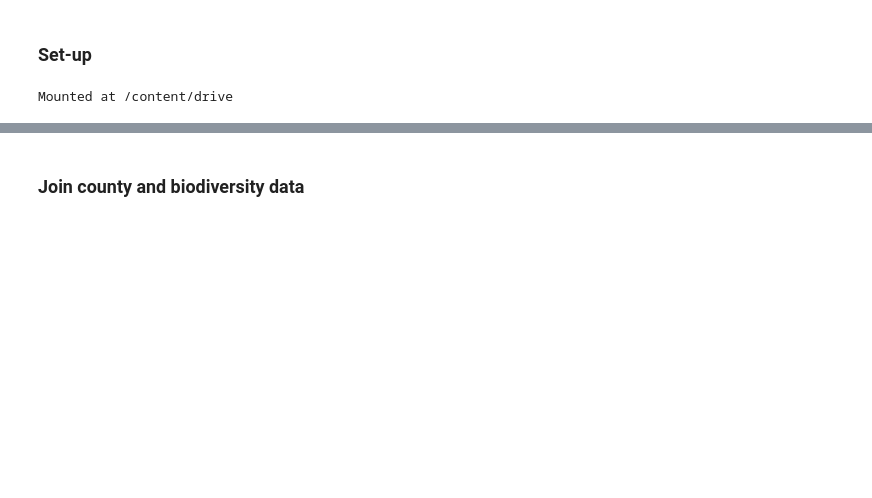
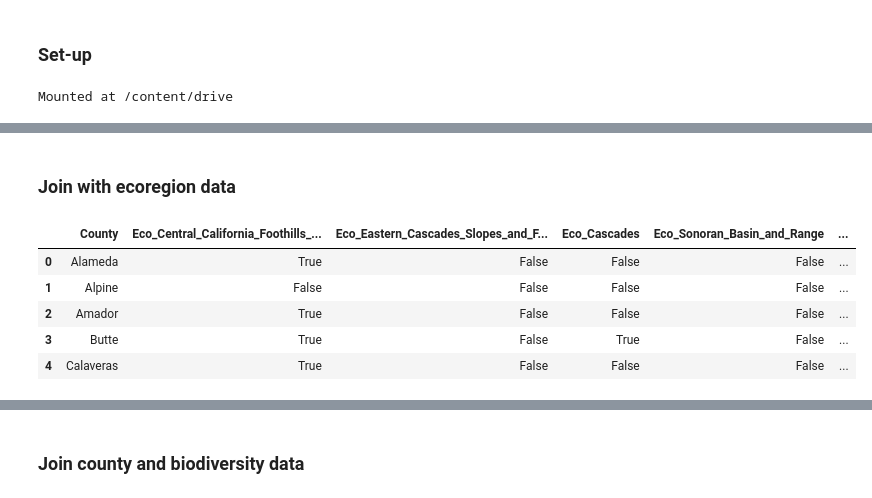
Before and after one commit to CharlesLehnen/DSCI_550_Final_Project, a Jupyter notebook: code/decision_tree.ipynb, the cells around one changed output, grey strips where cells are left out. Drawn from its saved outputs; the diff is of its cells as text; code cells hidden in the pictures; blank space fills up the shorter version.

```diff
--- a/code/decision_tree.ipynb
+++ b/code/decision_tree.ipynb
@@ -17,0 +22,10 @@ import matplotlib.pyplot as plt
+# %%
+counties_shapefile = '/content/drive/My Drive/Mantises!/data/gadm41_USA_shp/gadm41_USA_2.shp'
+counties = gpd.read_file(counties_shapefile)
+
+# Filter to include only counties in California
+california_counties = counties[counties['NAME_1'] == 'California']
+merged_table1 = pd.DataFrame(california_counties['NAME_2'].unique(), columns=['County'])
+
+
+merged_table1.head()
@@ -17,0 +39,32 @@ import matplotlib.pyplot as plt
+# %% [markdown]
+### Join with ecoregion data
+# %%
+# Load the ecoregion data
+ecoregion_data_path = '/content/drive/My Drive/Mantises!/output/ecoregions_per_county.csv'
+ecoregion_data = pd.read_csv(ecoregion_data_path)
+
+unique_ecoregions = set()
+for ecoregions_str in ecoregion_data['Unique_Ecoregions']:
+    ecoregions = ast.literal_eval(ecoregions_str)
+    unique_ecoregions.update(ecoregions)
+
+# Convert the 'Unique_Ecoregions' column in ecoregion_data to actual sets
+ecoregion_data['Unique_Ecoregions'] = ecoregion_data['Unique_Ecoregions'].apply(ast.literal_eval)
+
+# Create a dictionary mapping counties to their ecoregions
+county_ecoregion_map = ecoregion_data.set_index('County')['Unique_Ecoregions'].to_dict()
+
+# Add binary columns for each ecoregion
+for ecoregion in unique_ecoregions:
+    merged_table1['Eco_' + ecoregion.replace(' ', '_')] = merged_table1['County'].map(
+        lambda county: ecoregion in county_ecoregion_map.get(county, set())
+    )
+
+merged_table1.head()
+# %% [output]
+|  | County | Eco_Central_California_Foothills_... | Eco_Eastern_Cascades_Slopes_and_F... | Eco_Cascades | Eco_Sonoran_Basin_and_Range | ... |
+| 0 | Alameda | True | False | False | False | ... |
+| 1 | Alpine | False | False | False | False | ... |
+| 2 | Amador | True | False | False | False | ... |
+| 3 | Butte | True | False | True | False | ... |
+| 4 | Calaveras | True | False | False | False | ... |
```
Also changed, not shown: parts of 23 cells of this notebook.
